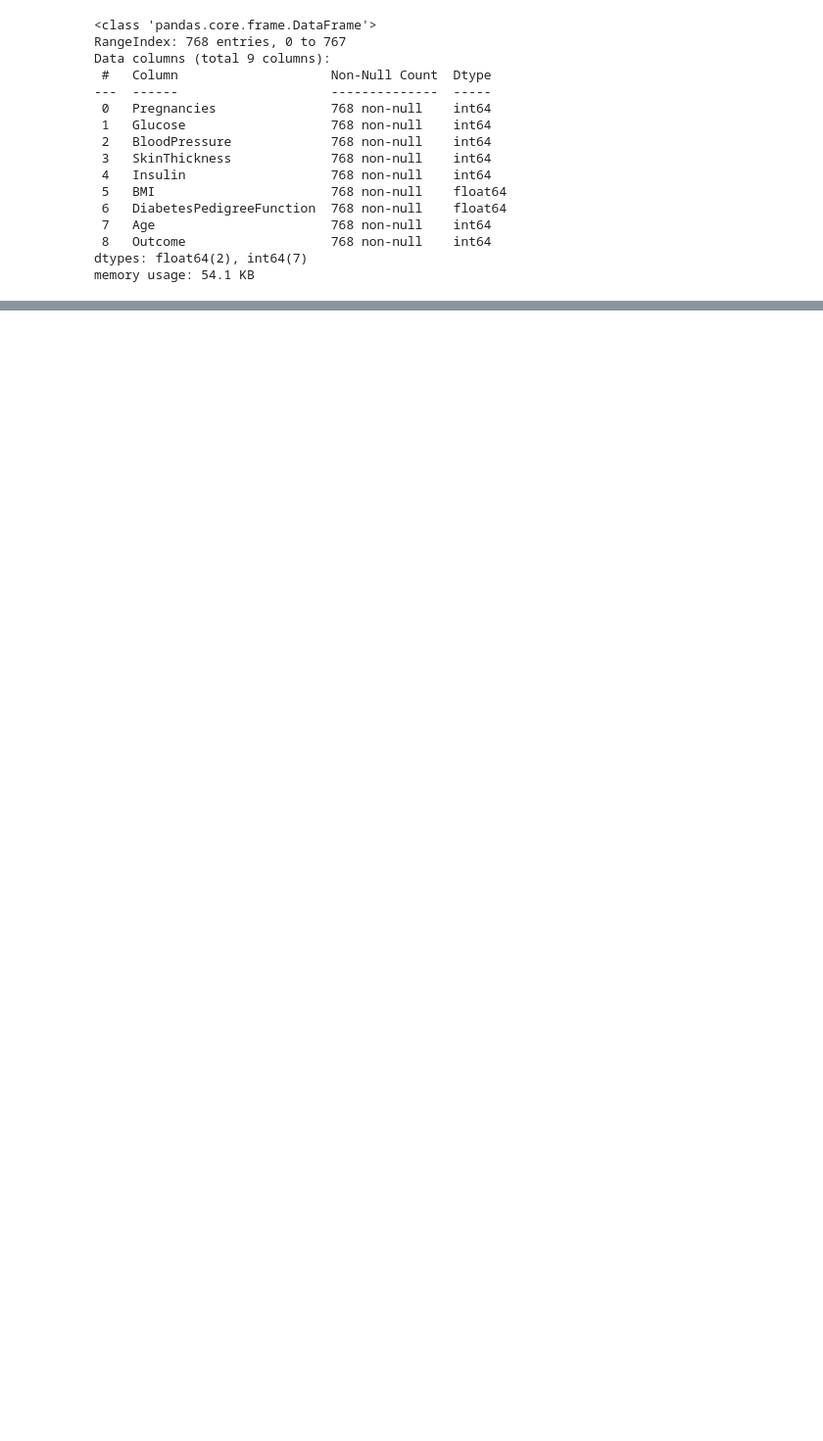
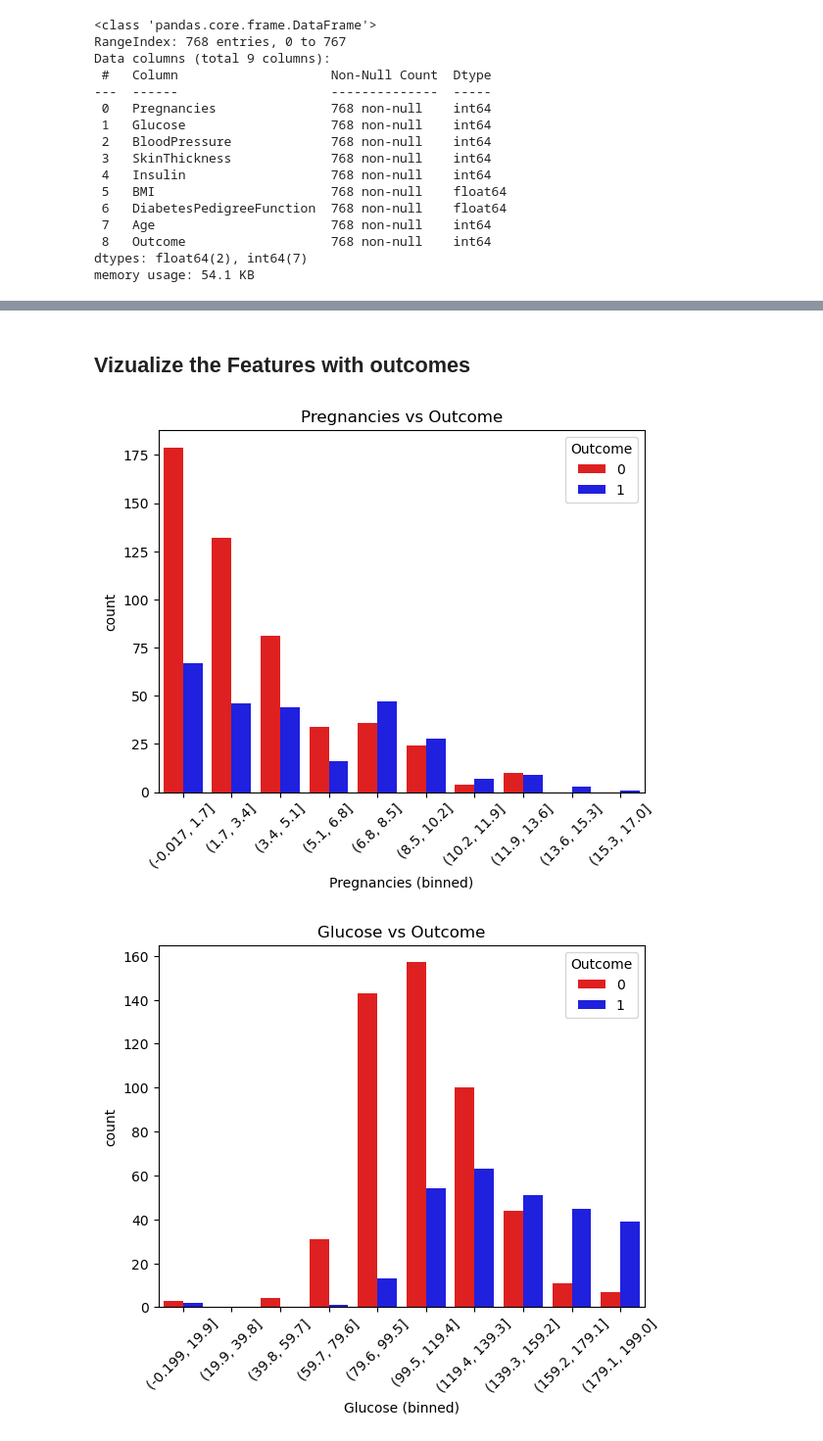
Before and after one commit to Banuka2540/MLConcepts-, a Jupyter notebook: KNN/Predict diabetes/Diabetes_Predictor.ipynb, the cells around one changed output, grey strips where cells are left out. Shown: that part at 98% size. Saved outputs shown, nothing was run; the diff lists cells and outputs as text; code cells hidden in the pictures; blank space fills up the shorter version.

```diff
--- a/KNN/Predict diabetes/Diabetes_Predictor.ipynb
+++ b/KNN/Predict diabetes/Diabetes_Predictor.ipynb
@@ -60,0 +62,18 @@ plt.show()
+# %% [markdown]
+## Vizualize the Features with outcomes
+# %%
+features = ['Pregnancies', 'Glucose', 'BloodPressure', 'SkinThickness', 'Insulin',
+            'BMI', 'DiabetesPedigreeFunction', 'Age']  # exclude 'Outcome'
+
+for col in features:
+    data[col + "_bin"] = pd.cut(data[col], bins=10)
+
+for col in features:
+    sns.countplot(x=data[col + "_bin"], hue=data["Outcome"], palette=["red", "blue"])
+    plt.title(f"{col} vs Outcome")
+    plt.xlabel(f"{col} (binned)")
+    plt.xticks(rotation=45)
+    plt.show()
+# %% [output]
+[figure, added]
+[figure, added]
```
Also changed, not shown: parts of 12 cells of this notebook.
